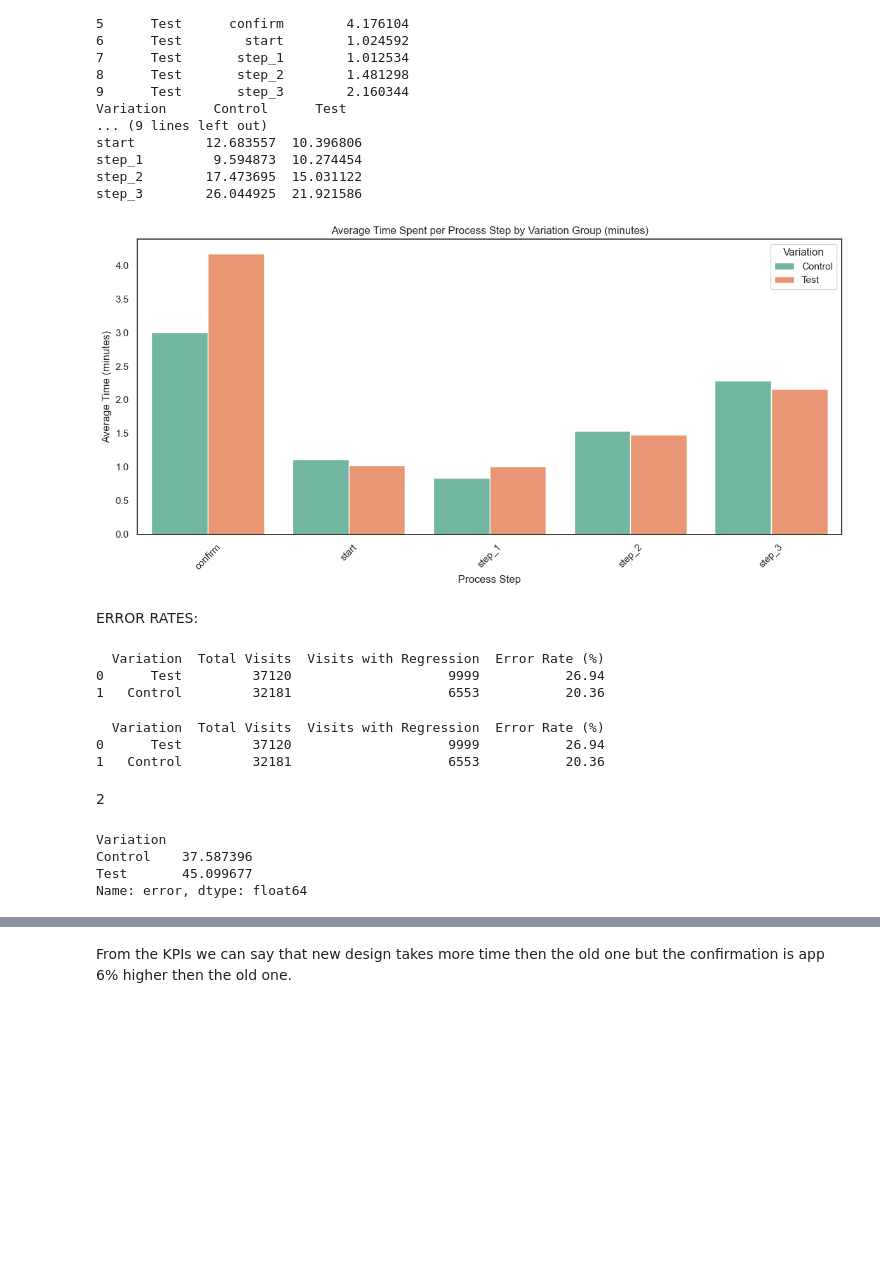
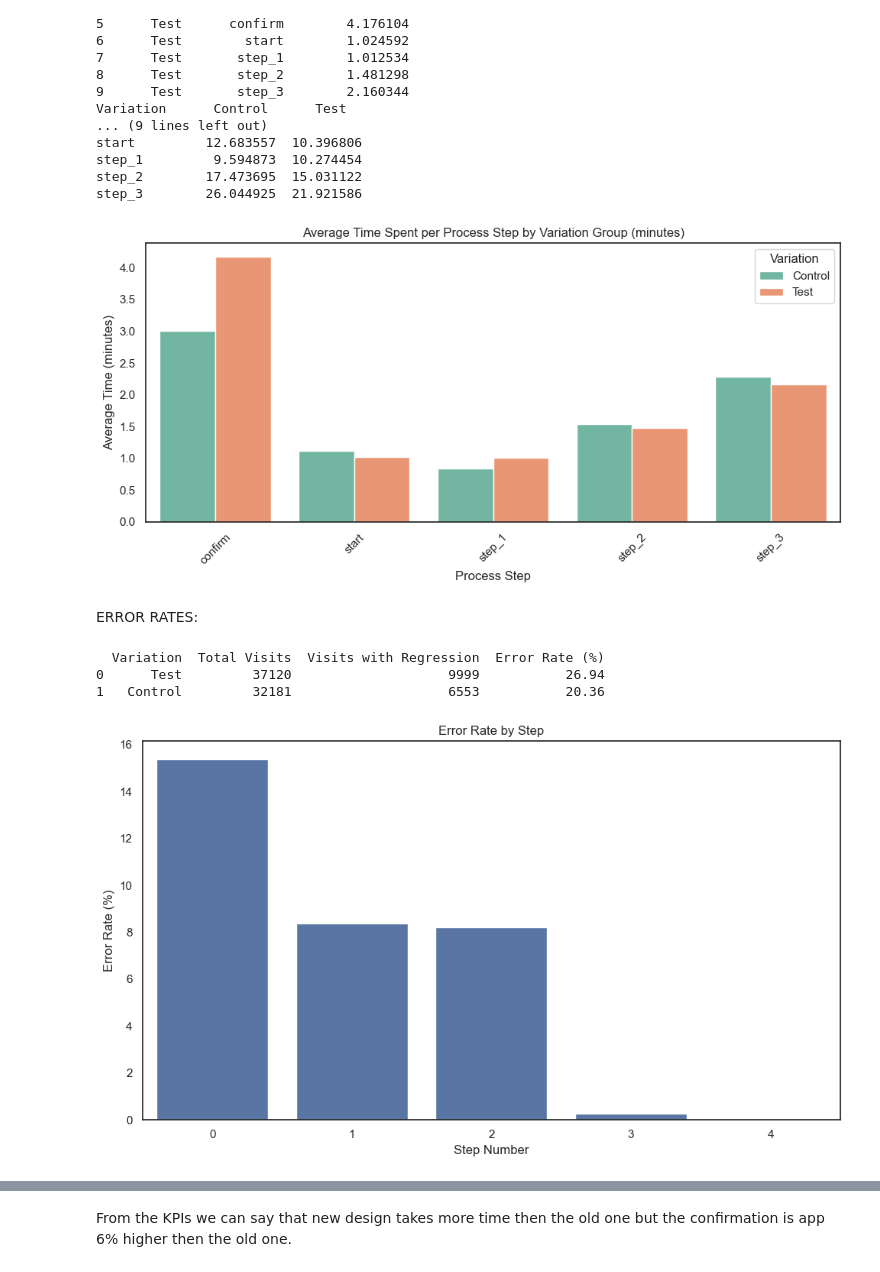
Before and after one commit to MadhurideviD/vanguard_analysis, a Jupyter notebook: vanguard_1.ipynb, the cells around one changed output, grey strips where cells are left out. Saved outputs shown, nothing was run; the diff lists cells and outputs as text; code cells hidden in the pictures; blank space fills up the shorter version.

```diff
--- a/vanguard_1.ipynb
+++ b/vanguard_1.ipynb
@@ -1093,16 +1110,16 @@ step_3        26.044925  21.921586
 # %%
 import matplotlib.pyplot as plt
 import seaborn as sns
-plt.figure(figsize=(12,6))
+plt.figure(figsize=(10,5))
 sns.barplot(data=avg_time_by_step_variation, x='process_step', y='time_spent_min', hue='Variation', palette='Set2')
 plt.title('Average Time Spent per Process Step by Variation Group (minutes)')
 plt.xticks(rotation=45)
 plt.ylabel('Average Time (minutes)')
 plt.xlabel('Process Step')
 plt.tight_layout()
 plt.show()
 # %% [output]
-[figure, old version]
+[figure, new version]
 # %% [markdown]
 ERROR RATES:
 # %%
@@ -1136,13 +1153,6 @@ for variation in df_final['Variation'].unique():
         'Visits with Regression': visits_with_regression,
         'Error Rate (%)': round(error_rate, 2)
     })
-
-results_df = pd.DataFrame(results)
-print(results_df)
-# %% [output]
-  Variation  Total Visits  Visits with Regression  Error Rate (%)
-0      Test         37120                    9999           26.94
-1   Control         32181                    6553           20.36
 # %%
 results_df = pd.DataFrame(results)
 print(results_df)
@@ -1150,24 +1160,3 @@ print(results_df)
   Variation  Total Visits  Visits with Regression  Error Rate (%)
 0      Test         37120                    9999           26.94
 1   Control         32181                    6553           20.36
-# %% [markdown]
-2
-# %%
-# Count number of unique steps per session
-step_counts = df_final.groupby('visit_id')['process_step'].nunique()
-total_steps = df_final.groupby('visit_id')['process_step'].count()
-repeated_steps = total_steps - step_counts
-
-# Merge with variation
-repeat_df = df_final[['visit_id', 'Variation']].drop_duplicates().merge(
-    repeated_steps.rename('repeats'), left_on='visit_id', right_index=True)
-repeat_df['error'] = repeat_df['repeats'] > 0
-
-# Error rate per group
-error_rates = repeat_df.groupby('Variation')['error'].mean() * 100
-print(error_rates)
-# %% [output]
-Variation
-Control    37.587396
-Test       45.099677
-Name: error, dtype: float64
@@ -1173,0 +1180,11 @@ Name: error, dtype: float64
+# %%
+plt.figure(figsize=(10,6))
+sns.barplot(x=step_stats.index, y=step_stats['error_rate (%)'])
+plt.title("Error Rate by Step")
+plt.xlabel("Step Number")
+plt.ylabel("Error Rate (%)")
+plt.xticks(rotation=0)
+plt.tight_layout()
+plt.show()
+# %% [output]
+[figure, added]
```
Also changed, not shown: parts of 33 cells of this notebook, 2 other files.
